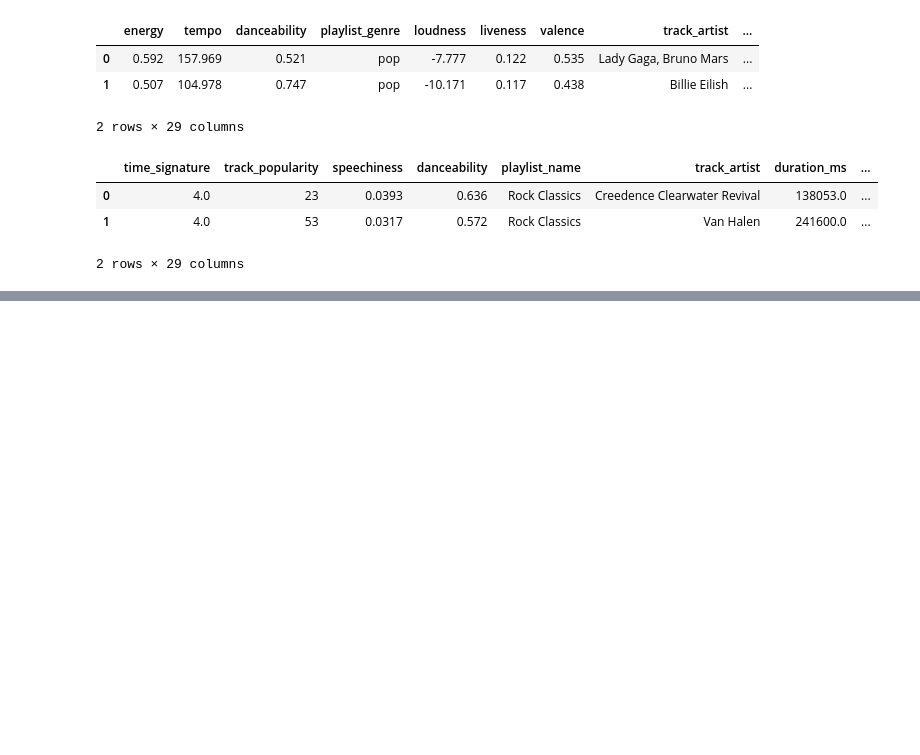
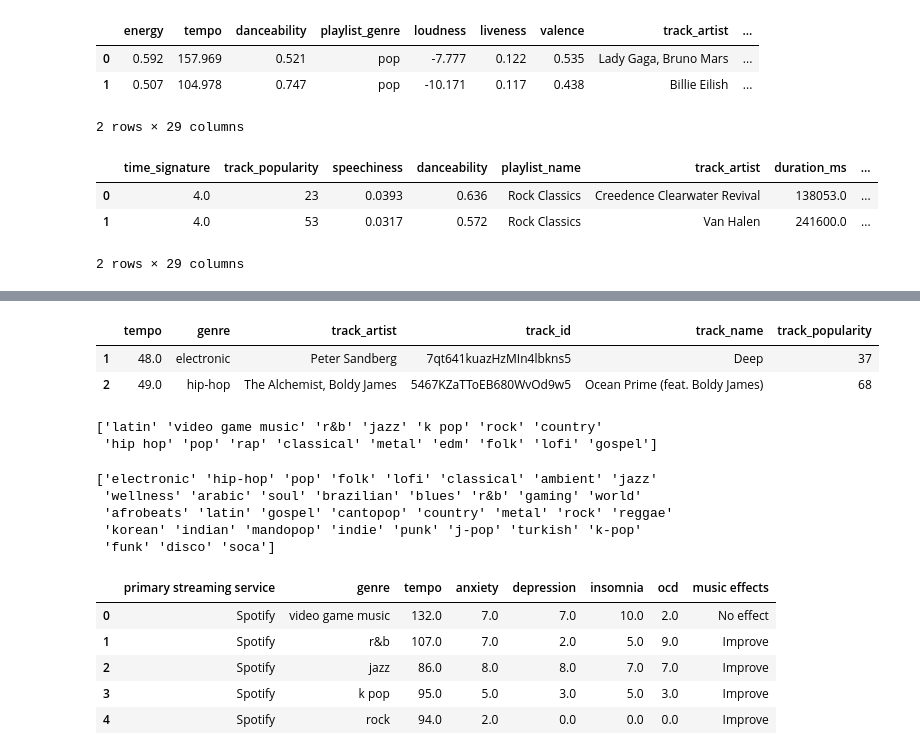
Before and after one commit to luckycarms/Music, a Jupyter notebook: music.ipynb, the cells around one changed output, grey strips where cells are left out. Drawn from its saved outputs; the diff is of its cells as text; code cells hidden in the pictures; blank space fills up the shorter version.

Commit message:
updates to music jupyter notebook to improve code

```diff
--- a/music.ipynb
+++ b/music.ipynb
@@ -48,0 +79,25 @@ low_spotify.head(2)
+# %%
+# Selecting columns to drop
+cols_to_drop= ['Timestamp', 'Age','Hours per day',
+       'While working', 'Instrumentalist', 'Composer',
+       'Exploratory', 'Foreign languages', 'Classical', 'Country',
+       'EDM', 'Folk', 'Gospel', 'Hip hop', 'Jazz', 'K pop', 'Latin', 'Lofi',
+       'Metal', 'Pop', 'R&B', 'Rap', 'Rock', 'Video game music', 'Permissions']
+
+# Dropping Columns
+survey = survey.drop(columns= cols_to_drop)
+# %%
+# Renaming column BPM with tempo
+survey = survey.rename(columns={'BPM': 'tempo'})
+
+# Renaming column Fav genre with genre
+survey = survey.rename(columns={'Fav genre': 'genre'})
+
+# Lower case to column headers
+survey.columns = survey.columns.str.lower()
+
+# Applying lowercase to column genre
+survey['genre'] = survey['genre'].str.lower()
+
+# checking first 2 rows
+survey.head(2)
@@ -48,0 +108,6 @@ low_spotify.head(2)
+# %%
+# Filtering for Primary streaming service of spotify since other data is a spotify dataset
+
+survey_filtered = survey[survey['primary streaming service']== 'Spotify']
+
+survey_filtered.head(2)
@@ -76,0 +175,43 @@ Index(['Timestamp', 'Age', 'Primary streaming service', 'Hours per day',
+# %%
+# Dropping rows with NaN value in tempo
+unioned_spotify = unioned_spotify.dropna(subset=['tempo'])
+
+# Converting tempo from float to int
+unioned_spotify['tempo'] = unioned_spotify['tempo'].astype(float).round(1)
+
+# Viewing first 2 rows
+unioned_spotify.head(2)
+# %% [output]
+|  | tempo | genre | track_artist | track_id | track_name | track_popularity |
+| 1 | 48.0 | electronic | Peter Sandberg | 7qt641kuazHzMIn4lbkns5 | Deep | 37 |
+| 2 | 49.0 | hip-hop | The Alchemist, Boldy James | 5467KZaTToEB680WvOd9w5 | Ocean Prime (feat. Boldy James) | 68 |
+# %%
+# Checking columns to be used as shared column for uniqueness
+unique_genres = survey_filtered['genre'].unique()
+
+print(unique_genres)
+# %% [output]
+['latin' 'video game music' 'r&b' 'jazz' 'k pop' 'rock' 'country'
+ 'hip hop' 'pop' 'rap' 'classical' 'metal' 'edm' 'folk' 'lofi' 'gospel']
+# %%
+# Checking columns to be used as shared column for uniqueness
+unique_genres_spotify = unioned_spotify['genre'].unique()
+
+print(unique_genres_spotify)
+# %% [output]
+['electronic' 'hip-hop' 'pop' 'folk' 'lofi' 'classical' 'ambient' 'jazz'
+ 'wellness' 'arabic' 'soul' 'brazilian' 'blues' 'r&b' 'gaming' 'world'
+ 'afrobeats' 'latin' 'gospel' 'cantopop' 'country' 'metal' 'rock' 'reggae'
+ 'korean' 'indian' 'mandopop' 'indie' 'punk' 'j-pop' 'turkish' 'k-pop'
+ 'funk' 'disco' 'soca']
+# %%
+# Drop NaN in music effects
+survey_filtered = survey_filtered.dropna(subset= ['music effects']).reset_index(drop=True)
+survey_filtered.head()
+# %% [output]
+|  | primary streaming service | genre | tempo | anxiety | depression | insomnia | ocd | music effects |
+| 0 | Spotify | video game music | 132.0 | 7.0 | 7.0 | 10.0 | 2.0 | No effect |
+| 1 | Spotify | r&b | 107.0 | 7.0 | 2.0 | 5.0 | 9.0 | Improve |
+| 2 | Spotify | jazz | 86.0 | 8.0 | 8.0 | 7.0 | 7.0 | Improve |
+| 3 | Spotify | k pop | 95.0 | 5.0 | 3.0 | 5.0 | 3.0 | Improve |
+| 4 | Spotify | rock | 94.0 | 2.0 | 0.0 | 0.0 | 0.0 | Improve |
```
Also changed, not shown: parts of 14 cells of this notebook.
